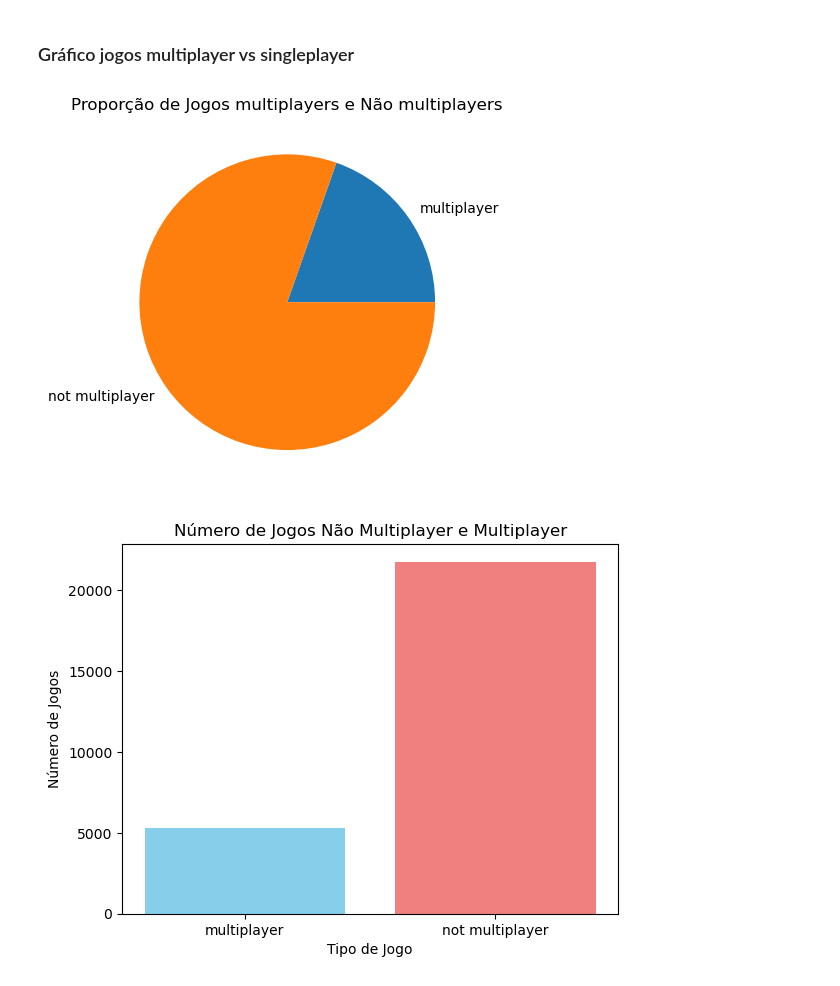
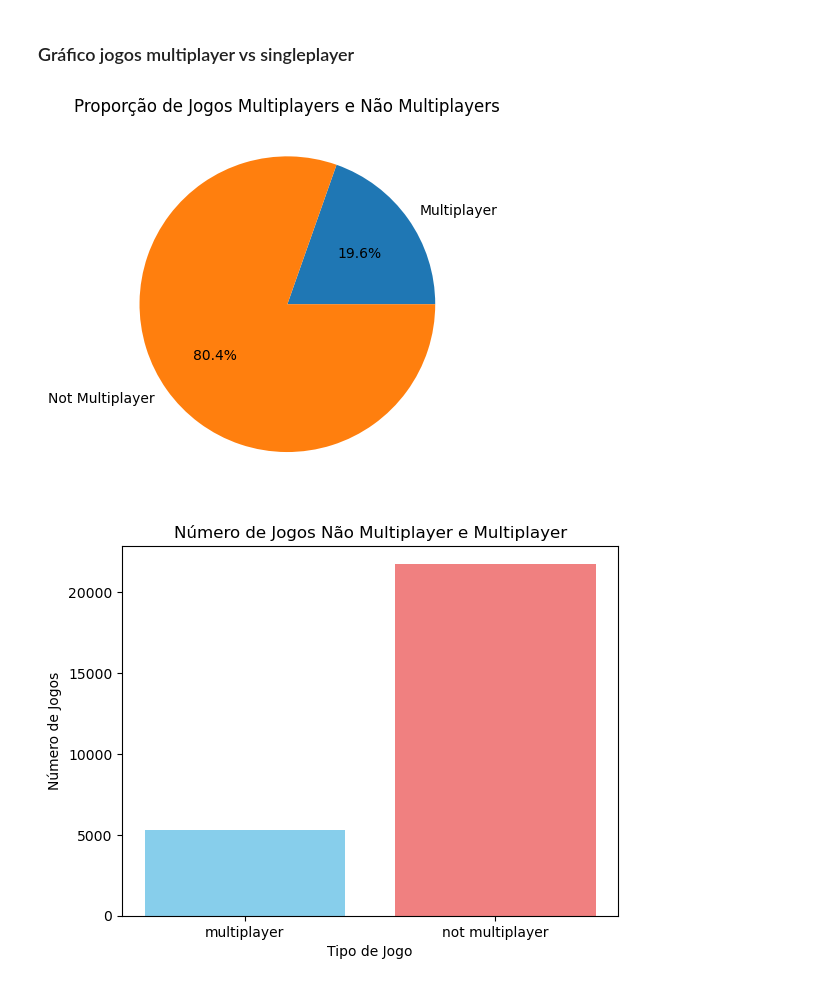
Before and after one commit to mauriciobenjamin700/Projeto_04_ADA, a Jupyter notebook: notebook_projeto.ipynb, the cells around one changed output. Saved outputs shown, nothing was run; the diff lists cells and outputs as text; code cells hidden in the pictures.

Commit message:
melhorias gráfico pizza jogos multiplayer

```diff
--- a/notebook_projeto.ipynb
+++ b/notebook_projeto.ipynb
@@ -477,18 +477,18 @@ df[not_multiplayer].shape[0]
 ### Gráfico jogos multiplayer vs singleplayer
 # %%
 multiplayer, not_multiplayer = df[multiplayer].shape[0], df[not_multiplayer].shape[0]
-labels = ['multiplayer', 'not multiplayer']
+labels = ['Multiplayer', 'Not Multiplayer']
 
 # Gere um gráfico de pizza
-plt.pie([multiplayer, not_multiplayer],labels=labels)
+plt.pie([multiplayer, not_multiplayer],labels=labels,autopct='%1.1f%%')
 
 # Adicione um título ao gráfico
-plt.title('Proporção de Jogos multiplayers e Não multiplayers')
+plt.title('Proporção de Jogos Multiplayers e Não Multiplayers')
 
 # Exiba o gráfico
 plt.show()
 # %% [output]
-[figure, old version]
+[figure, new version]
 # %%
 plt.bar(labels, [multiplayer, not_multiplayer], color=['skyblue', 'lightcoral'])
 
```
